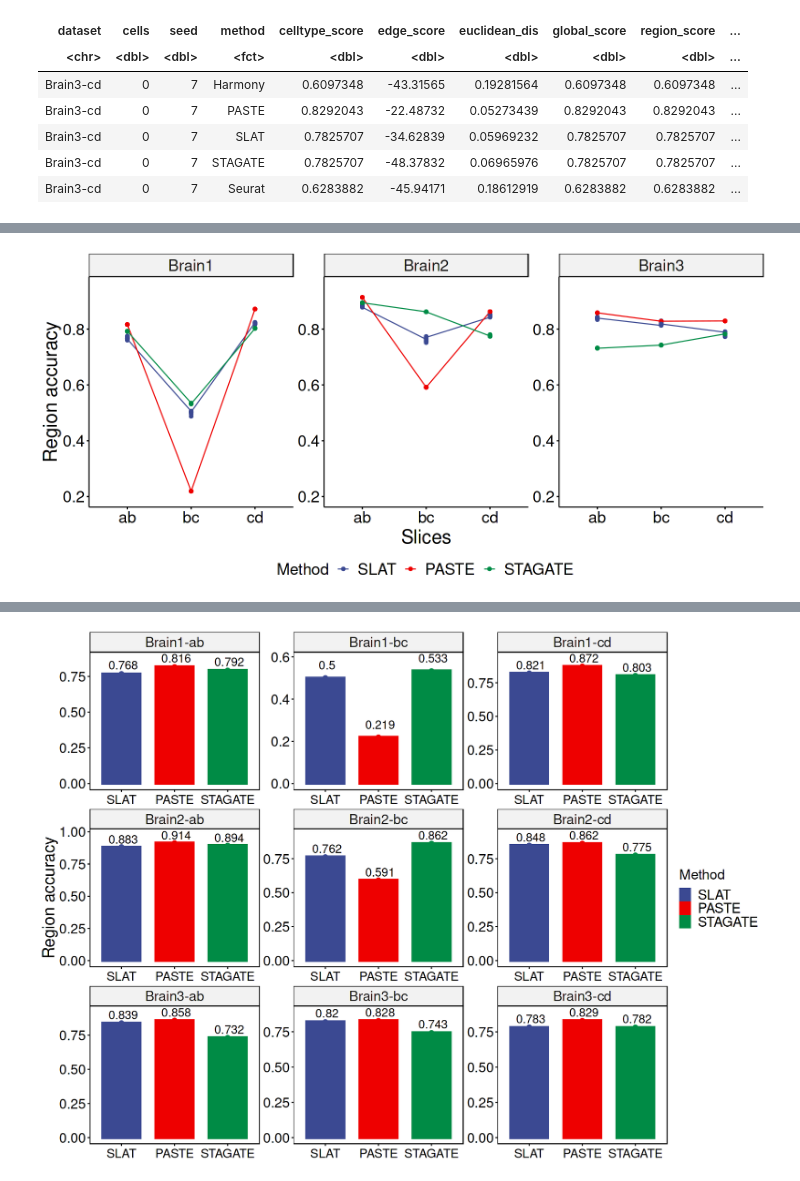
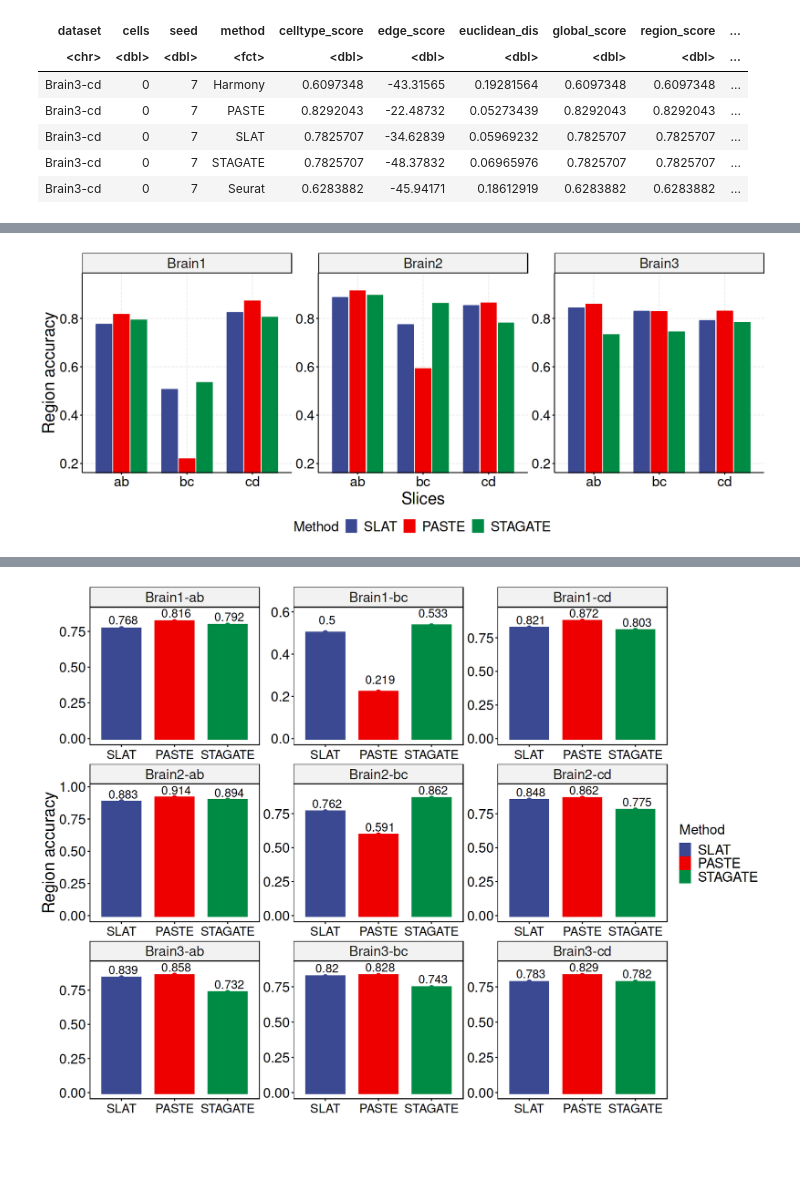
Before and after one commit to gao-lab/SLAT, a Jupyter notebook: benchmark/analysis/3d_analysis.ipynb, the cells around one changed output, grey strips where cells are left out. Saved outputs shown, nothing was run; the diff lists cells and outputs as text; code cells hidden in the pictures; blank space fills up the shorter version.

```diff
--- a/benchmark/analysis/3d_analysis.ipynb
+++ b/benchmark/analysis/3d_analysis.ipynb
@@ -65,10 +38,20 @@ A tibble: 6 × 11
 # %%
-options(repr.plot.width=13, repr.plot.height=6)
-data %>% separate(dataset, into= c('dataset_index', 'slices'), sep ='-') %>% filter(!method %in% c('Seurat', 'Harmony')) %>%
-ggline(x='slices', y='global_score', color='method', palette = 'aaas',  error.plot="pointrange",
+options(repr.plot.width=15, repr.plot.height=6)
+tmp <- data %>% separate(dataset, into= c('dataset_index', 'slices'), sep ='-') %>% filter(!method %in% c('Seurat', 'Harmony'))
+ggbarplot(tmp, x='slices', y='global_score', fill='method', color = 'method', palette = 'aaas', position = position_dodge(0.8),
        ylab='Region accuracy', xlab='Slices', font.main=20, legend.title = 'Method') %>%
 ggpar(legend='bottom', font.legend=20, font.subtitle=20, font.xtickslab=20, font.ytickslab=20, font.x=24, font.y=24, ylim = c(0.2, 0.95)) +
  facet_wrap(~dataset_index, scales="free") +
- theme(strip.text.x=element_text(size=20))
+ theme(strip.text.x=element_text(size=20)) +
+ ggplot2::theme(
+       #  text = ggplot2::element_text(family = "ArialMT"),
+        plot.background = ggplot2::element_blank(),
+        panel.grid.major = ggplot2::element_line(color = "#EEEEEE", linetype = "longdash"),
+        panel.grid.minor = ggplot2::element_blank(),
+        panel.background = ggplot2::element_rect(fill = "#FFFFFF"),
+        legend.background = ggplot2::element_blank(),
+        legend.box.background = ggplot2::element_blank(),
+        axis.line = ggplot2::element_line(color = "#000000"),
+    )
 # %% [output]
-[figure, old version]
+[figure, new version]
```
Also changed, not shown: parts of 3 cells of this notebook, 1 other file.
